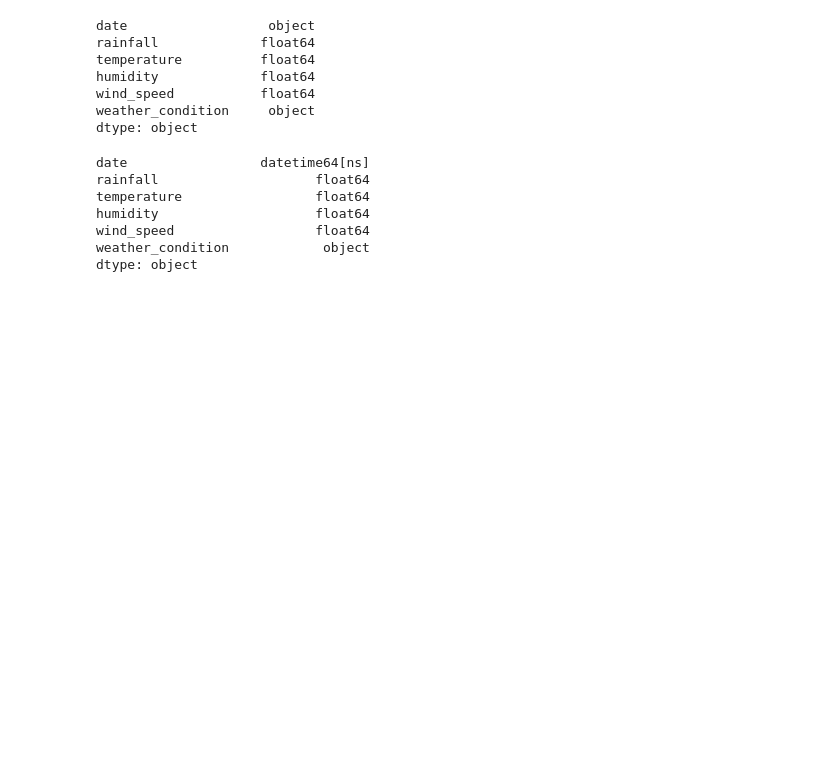
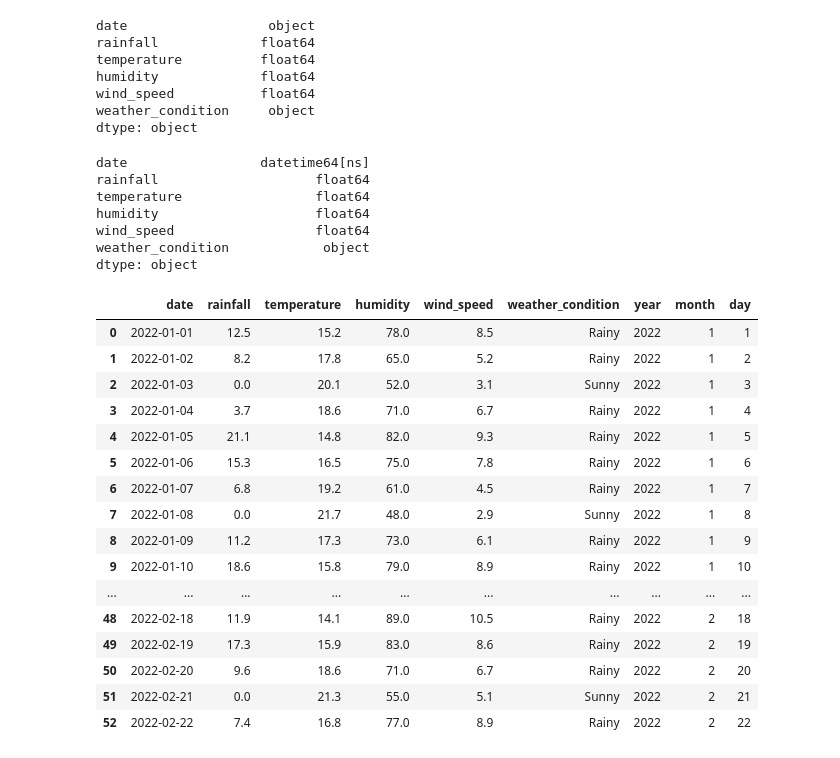
Before and after one commit to MaukanMir/Rainfall-Classification-Analysis, a Jupyter notebook: training.ipynb, the cells around one changed output. Saved outputs shown, nothing was run; the diff lists cells and outputs as text; code cells hidden in the pictures; blank space fills up the shorter version.

```diff
--- a/training.ipynb
+++ b/training.ipynb
@@ -120,3 +120,27 @@ humidity                    float64
 wind_speed                  float64
 weather_condition            object
 dtype: object
+# %%
+df['year'] = df['date'].dt.year
+df['month'] = df['date'].dt.month
+df['day'] = df['date'].dt.day
+# %%
+df
+# %% [output]
+|  | date | rainfall | temperature | humidity | wind_speed | weather_condition | year | month | day |
+| 0 | 2022-01-01 | 12.5 | 15.2 | 78.0 | 8.5 | Rainy | 2022 | 1 | 1 |
+| 1 | 2022-01-02 | 8.2 | 17.8 | 65.0 | 5.2 | Rainy | 2022 | 1 | 2 |
+| 2 | 2022-01-03 | 0.0 | 20.1 | 52.0 | 3.1 | Sunny | 2022 | 1 | 3 |
+| 3 | 2022-01-04 | 3.7 | 18.6 | 71.0 | 6.7 | Rainy | 2022 | 1 | 4 |
+| 4 | 2022-01-05 | 21.1 | 14.8 | 82.0 | 9.3 | Rainy | 2022 | 1 | 5 |
+| 5 | 2022-01-06 | 15.3 | 16.5 | 75.0 | 7.8 | Rainy | 2022 | 1 | 6 |
+| 6 | 2022-01-07 | 6.8 | 19.2 | 61.0 | 4.5 | Rainy | 2022 | 1 | 7 |
+| 7 | 2022-01-08 | 0.0 | 21.7 | 48.0 | 2.9 | Sunny | 2022 | 1 | 8 |
+| 8 | 2022-01-09 | 11.2 | 17.3 | 73.0 | 6.1 | Rainy | 2022 | 1 | 9 |
+| 9 | 2022-01-10 | 18.6 | 15.8 | 79.0 | 8.9 | Rainy | 2022 | 1 | 10 |
+| ... | ... | ... | ... | ... | ... | ... | ... | ... | ... |
+| 48 | 2022-02-18 | 11.9 | 14.1 | 89.0 | 10.5 | Rainy | 2022 | 2 | 18 |
+| 49 | 2022-02-19 | 17.3 | 15.9 | 83.0 | 8.6 | Rainy | 2022 | 2 | 19 |
+| 50 | 2022-02-20 | 9.6 | 18.6 | 71.0 | 6.7 | Rainy | 2022 | 2 | 20 |
+| 51 | 2022-02-21 | 0.0 | 21.3 | 55.0 | 5.1 | Sunny | 2022 | 2 | 21 |
+| 52 | 2022-02-22 | 7.4 | 16.8 | 77.0 | 8.9 | Rainy | 2022 | 2 | 22 |
```
